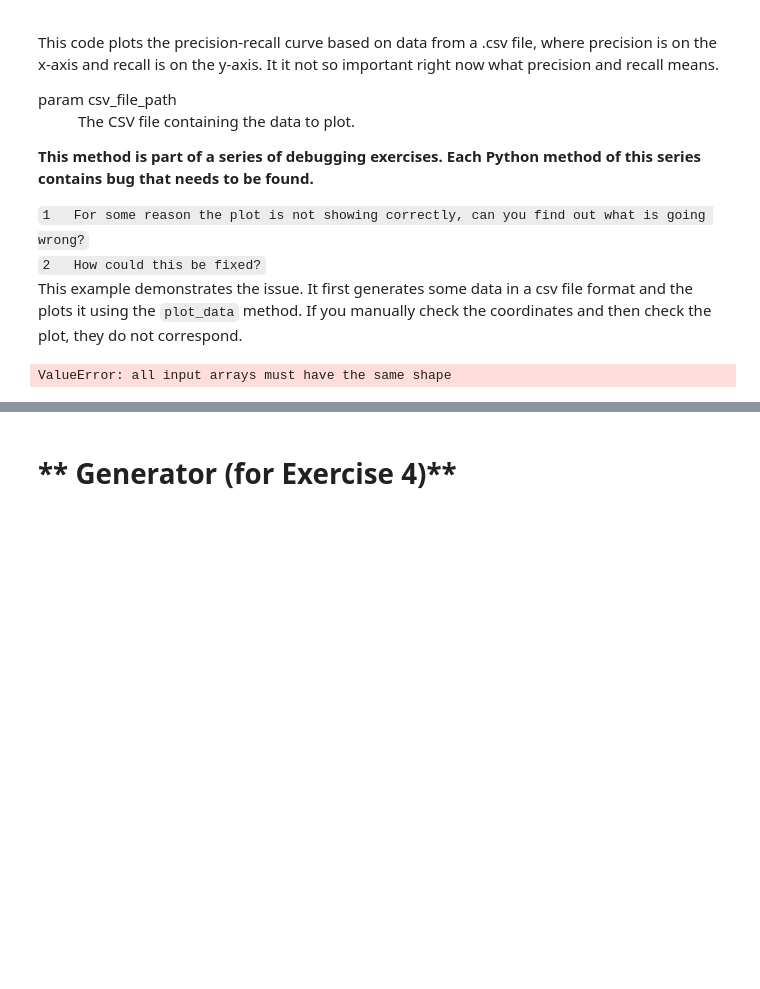
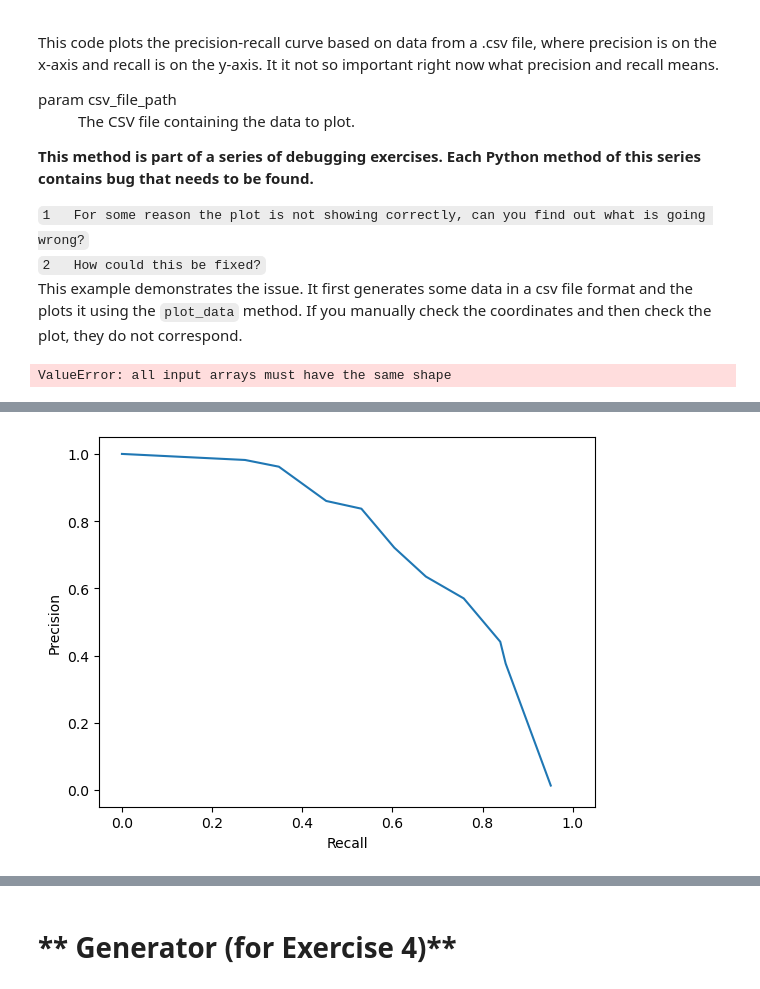
Before and after one commit to davidpadilla11/cv-ds-debugging-admission, a Jupyter notebook: debugging.ipynb, the cells around one changed output, grey strips where cells are left out. Cells and saved outputs as stored; diff of their text form; code cells hidden in the pictures; blank space fills up the shorter version.

```diff
--- a/debugging.ipynb
+++ b/debugging.ipynb
@@ -269,0 +387,20 @@ ValueError: all input arrays must have the same shape
+# %%
+# You can copy this code to your personal pipeline project or execute it here.
+def plot_data(csv_file_path: str):
+
+    # load data
+    results = []
+    with open(csv_file_path) as result_csv:
+        csv_reader = csv.reader(result_csv, delimiter=',')
+        next(csv_reader)
+        for row in csv_reader:
+            results.append(row)
+        results = np.array(results, dtype=float)                                    # Added dtype=float to convert string data to float for plotting
+
+    # plot precision-recall curve
+    plt.plot(results[:, 1], results[:, 0])
+    plt.ylim([-0.05, 1.05])
+    plt.xlim([-0.05, 1.05])
+    plt.xlabel('Recall')
+    plt.ylabel('Precision')
+    plt.show()
@@ -269,0 +415,19 @@ ValueError: all input arrays must have the same shape
+# %%
+f = open("data_file.csv", "w", newline="")                                  # Added newline="" to prevent extra blank lines in the CSV file on Windows
+w = csv.writer(f)
+_ = w.writerow(["precision", "recall"])
+w.writerows([[0.013,0.951],
+             [0.376,0.851],
+             [0.441,0.839],
+             [0.570,0.758],
+             [0.635,0.674],
+             [0.721,0.604],
+             [0.837,0.531],
+             [0.860,0.453],
+             [0.962,0.348],
+             [0.982,0.273],
+             [1.0,0.0]])
+f.close()
+plot_data('data_file.csv')
+# %% [output]
+[figure, added]
```
Also changed, not shown: parts of 65 cells of this notebook.
